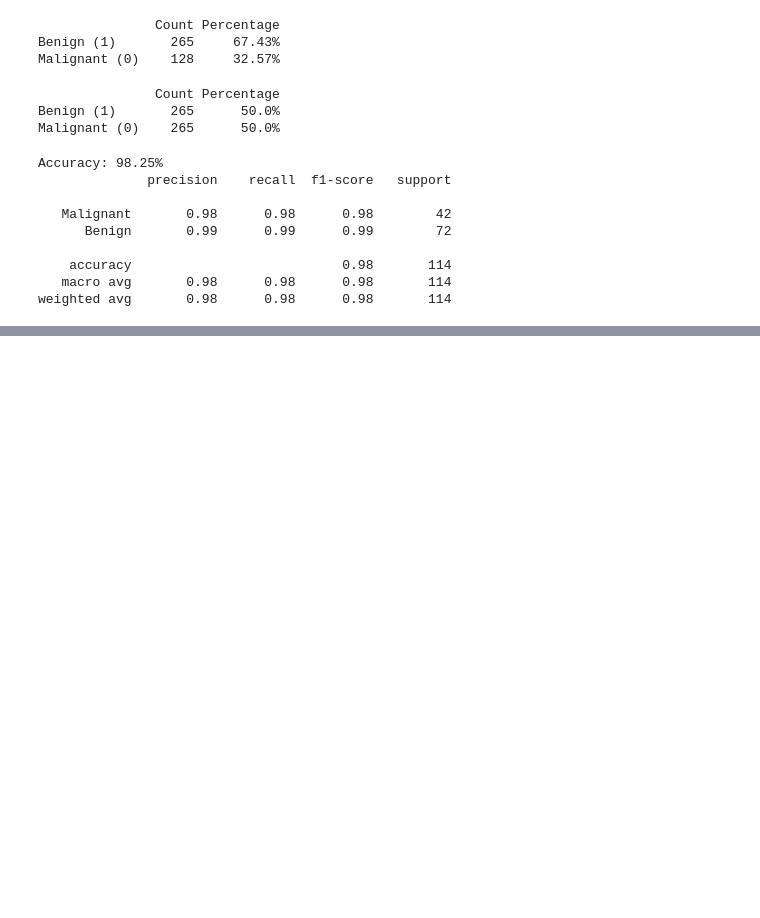
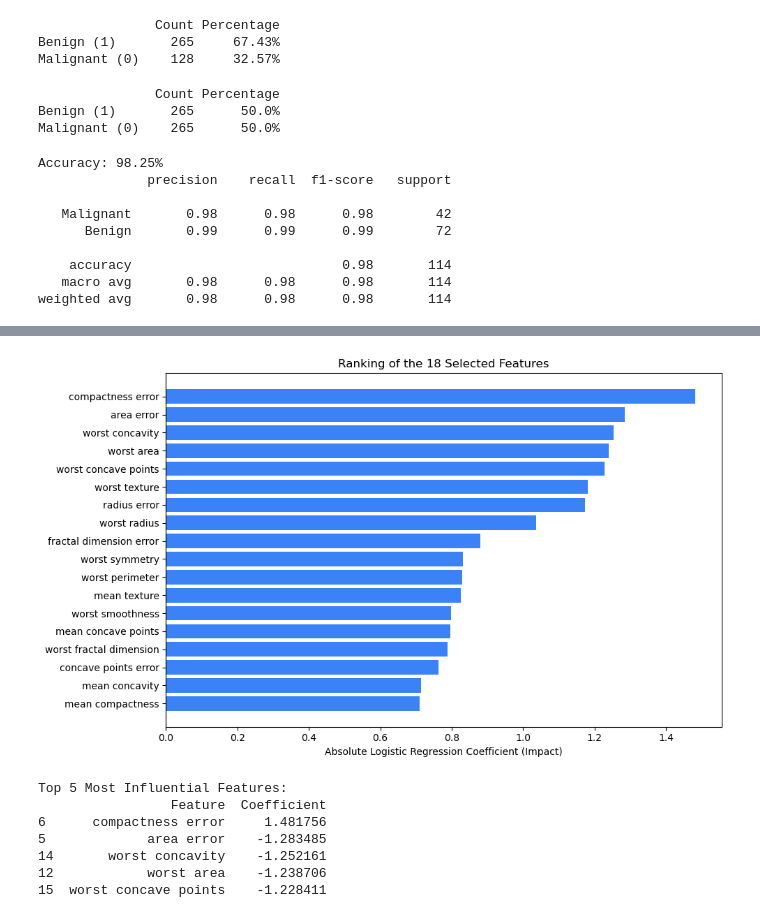
Before and after one commit to NermeenRadwan/FirstModel, a Jupyter notebook: notebooks/01_exploration.ipynb, the cells around one changed output, grey strips where cells are left out. Drawn from its saved outputs; the diff is of its cells as text; code cells hidden in the pictures; blank space fills up the shorter version.

```diff
--- a/notebooks/01_exploration.ipynb
+++ b/notebooks/01_exploration.ipynb
@@ -385,0 +461,23 @@ weighted avg       0.98      0.98      0.98       114
+# %%
+from sklearn.metrics import accuracy_score, classification_report, f1_score
+
+# 1. Baseline: Model trained on ALL 30 features
+lr_all = LogisticRegression(random_state=42, max_iter=1000)
+lr_all.fit(X_train_res, y_train_res)
+y_pred_all = lr_all.predict(X_test_scaled)
+
+# 2. Selected: Model trained on ONLY the 18 selected features
+X_train_sel = X_train_res[selected_features_rfe]
+X_test_sel = X_test_scaled[selected_features_rfe]
+
+lr_sel = LogisticRegression(random_state=42, max_iter=1000)
+lr_sel.fit(X_train_sel, y_train_res)
+y_pred_sel = lr_sel.predict(X_test_sel)
+
+# 3. Print comparison
+print("=== COMPARISON ON TEST SET ===")
+print(f"All Features (30)      -> Accuracy: {accuracy_score(y_test, y_pred_all)*100:.2f}% | F1: {f1_score(y_test, y_pred_all):.4f}")
+print(f"Selected Features (18) -> Accuracy: {accuracy_score(y_test, y_pred_sel)*100:.2f}% | F1: {f1_score(y_test, y_pred_sel):.4f}\n")
+
+print("=== Classification Report (18 Features) ===")
+print(classification_report(y_test, y_pred_sel, target_names=["Malignant", "Benign"]))
@@ -385,0 +498,26 @@ weighted avg       0.98      0.98      0.98       114
+# %%
+# Absolute weights in the logistic regression model
+importance = pd.DataFrame({
+    "Feature": selected_features_rfe,
+    "Coefficient": lr_sel.coef_[0],
+    "Abs_Weight": np.abs(lr_sel.coef_[0])
+}).sort_values(by="Abs_Weight", ascending=False)
+
+plt.figure(figsize=(10, 6))
+plt.barh(importance["Feature"][::-1], importance["Abs_Weight"][::-1], color="#3b82f6")
+plt.xlabel("Absolute Logistic Regression Coefficient (Impact)")
+plt.title("Ranking of the 18 Selected Features")
+plt.tight_layout()
+plt.show()
+
+print("Top 5 Most Influential Features:")
+print(importance.head(5)[["Feature", "Coefficient"]])
+# %% [output]
+[figure, added]
+Top 5 Most Influential Features:
+                 Feature  Coefficient
+6      compactness error     1.481756
+5             area error    -1.283485
+14       worst concavity    -1.252161
+12            worst area    -1.238706
+15  worst concave points    -1.228411
```
Also changed, not shown: parts of 3 cells of this notebook, 18 other files.
